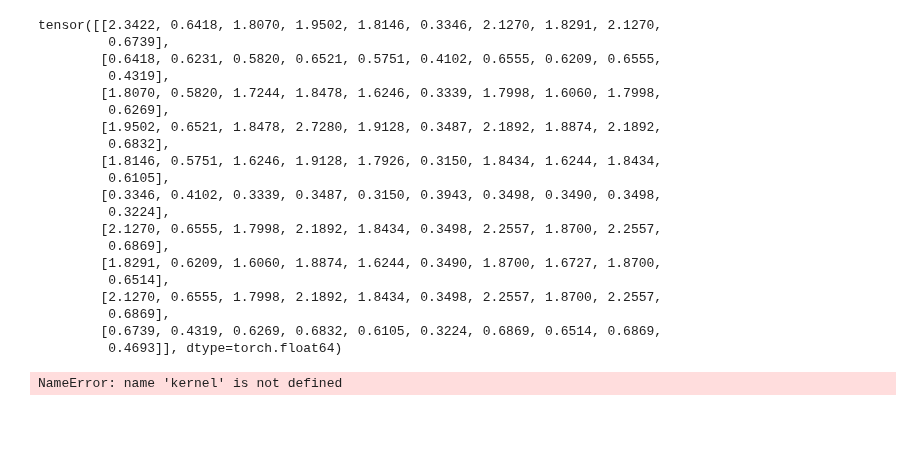
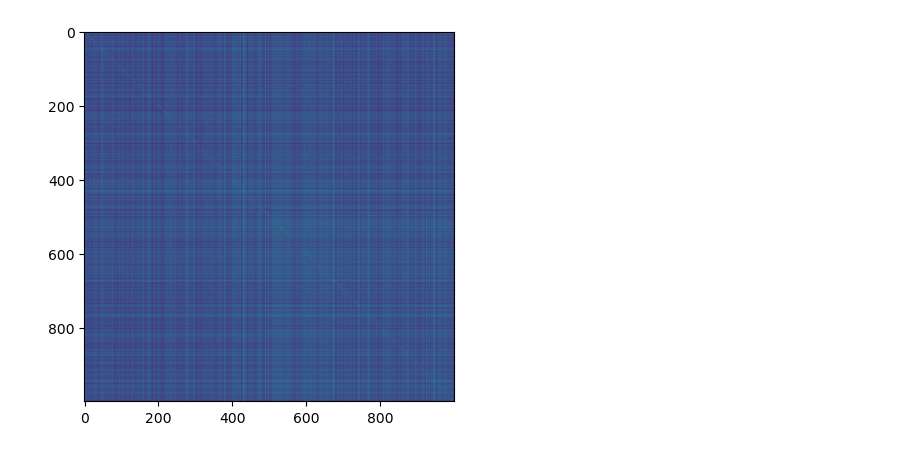
Before and after one commit to saper0/qpcert, a Jupyter notebook: ntk.ipynb, the cells around one changed output. Cells and saved outputs as stored; diff of their text form; code cells hidden in the pictures; blank space fills up the shorter version.

```diff
--- a/ntk.ipynb
+++ b/ntk.ipynb
@@ -85,6 +95,18 @@ def get_diffusion(X, A, model_dict):
             raise NotImplementedError("Only row normalization for GCN implemented")
     else:
         raise NotImplementedError("Only GCN architecture implemented")
+
+def count_edges_for_idx(A: Float[torch.Tensor, "n n"], idx: np.ndarray):
+    '''count edges connected to nodes in idx'''
+    row, col = A.triu().to_sparse().indices()
+
+    mapping = torch.zeros(A.size(dim=0)).bool()
+    mapping[idx]=True # True if node in idx
+
+    mask_col = mapping[col] # True if col in idx
+    mask_row = mapping[row] # True if row in idx
+    mask_row_col = torch.logical_or(mask_col, mask_row) # True if either row or col in idx -> edges connected to idx
+    return mask_row_col.sum().cpu().item()
 # %%
 X, A, y = get_graph()
 S = get_diffusion(X, A, model_dict)
@@ -105,13 +124,17 @@ ntk_dict = dict()
 for K in K_l:
     # Sample
     X, A, y = get_graph()
+    target_idx = np.arange(A.shape[0])
     S = get_diffusion(X, A, model_dict)
+    # Init Attack
+    attack = create_attack(target_idx, X, A, y, {"attack":"noise"}, seed)
     # Computing NTK
     ntk_l = list()
-    ntk_l.append(NTK(X, S, y))
-    for budget in budget_l:
-        A_pert = attack(ntk_l[0], budget, A)
+    for eps in eps_l:
+        n_pert = int(round(eps * count_edges_for_idx(A, target_idx)))
+        print(n_pert)
+        A_pert = attack.attack(n_pert)
         S = get_diffusion(X, A_pert, model_dict)
-        ntk_l.append(get_ntk(X, S, y))
+        ntk_l.append(NTK(X, S, model_dict))
     ntk_dict[K] = ntk_l
 # %% [output]
@@ -168,27 +158,7 @@ tensor([[2.3422, 2.1270, 1.8070, 1.9502, 1.8146, 1.8291, 2.1270, 0.3346, 0.6418,
-# %%
-kernel
-# %% [output]
-tensor([[2.3422, 0.6418, 1.8070, 1.9502, 1.8146, 0.3346, 2.1270, 1.8291, 2.1270,
-         0.6739],
-        [0.6418, 0.6231, 0.5820, 0.6521, 0.5751, 0.4102, 0.6555, 0.6209, 0.6555,
-         0.4319],
-        [1.8070, 0.5820, 1.7244, 1.8478, 1.6246, 0.3339, 1.7998, 1.6060, 1.7998,
-         0.6269],
-        [1.9502, 0.6521, 1.8478, 2.7280, 1.9128, 0.3487, 2.1892, 1.8874, 2.1892,
-         0.6832],
-        [1.8146, 0.5751, 1.6246, 1.9128, 1.7926, 0.3150, 1.8434, 1.6244, 1.8434,
-         0.6105],
-        [0.3346, 0.4102, 0.3339, 0.3487, 0.3150, 0.3943, 0.3498, 0.3490, 0.3498,
-         0.3224],
-        [2.1270, 0.6555, 1.7998, 2.1892, 1.8434, 0.3498, 2.2557, 1.8700, 2.2557,
-         0.6869],
-        [1.8291, 0.6209, 1.6060, 1.8874, 1.6244, 0.3490, 1.8700, 1.6727, 1.8700,
-         0.6514],
-        [2.1270, 0.6555, 1.7998, 2.1892, 1.8434, 0.3498, 2.2557, 1.8700, 2.2557,
-         0.6869],
-        [0.6739, 0.4319, 0.6269, 0.6832, 0.6105, 0.3224, 0.6869, 0.6514, 0.6869,
-         0.4693]], dtype=torch.float64)
-# %%
-kernel
-# %% [output]
-NameError: name 'kernel' is not defined
+# %%
+ntk_l = ntk_dict[1.5]
+ntk = ntk_l[10].get_ntk().detach().cpu().numpy()
+fig, ax = plt.subplots()
+im = ax.imshow(ntk)
+# %% [output]
+[figure, added]
```
Also changed, not shown: parts of 10 cells of this notebook, 5 other files.
